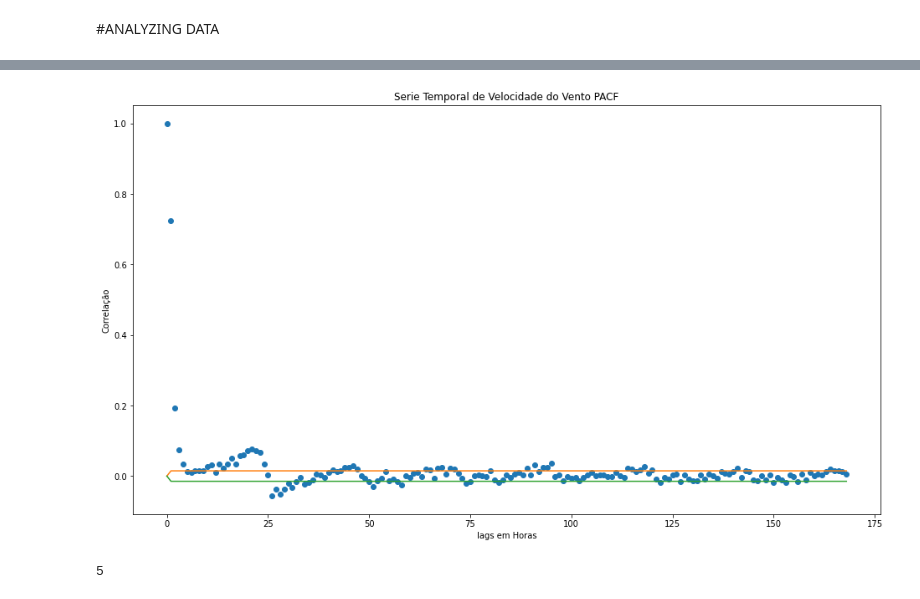
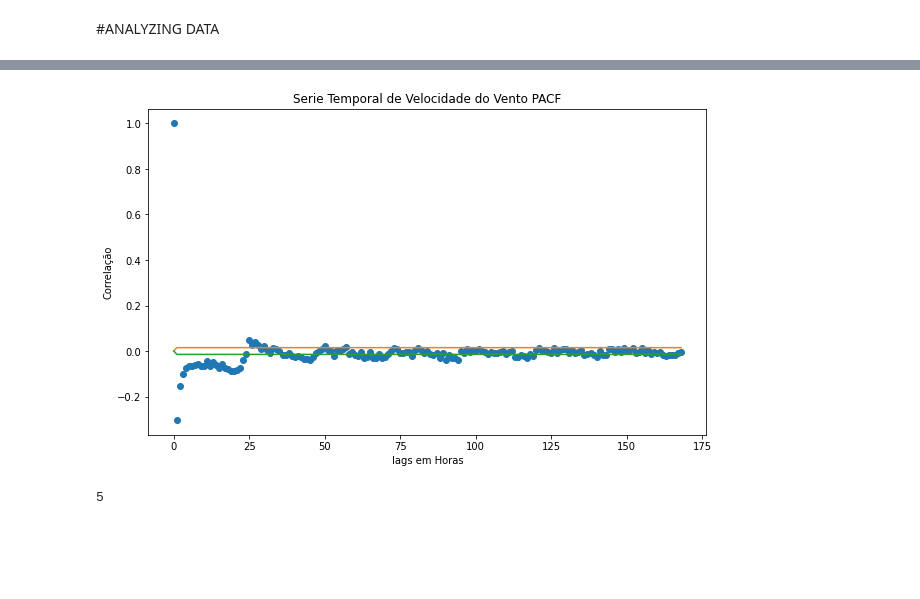
Before and after one commit to RayBasilio123/R5, a Jupyter notebook: INMET_DatasetR5.ipynb, the cells around one changed output, grey strips where cells are left out. Saved outputs shown, nothing was run; the diff lists cells and outputs as text; code cells hidden in the pictures; blank space fills up the shorter version.

```diff
--- a/INMET_DatasetR5.ipynb
+++ b/INMET_DatasetR5.ipynb
@@ -18,4 +4,0 @@ from matplotlib.pyplot import figure
-# %%
-#setting parameters for graphics
-from matplotlib.pylab import rcParams
-rcParams['figure.figsize'] = 16,9
@@ -97,0 +26,4 @@ series_radiacao.to_csv('/content/sample_data/series_radiacao')
+# %%
+# configura o tamanho do grafico
+from matplotlib.pylab import rcParams
+rcParams['figure.figsize'] = 10,6
@@ -101,8 +382,9 @@ series_radiacao.to_csv('/content/sample_data/series_radiacao')
 from statsmodels.tsa.stattools import acf, pacf
 import numpy as np
 import pandas as pd
+import time
 
-serie_rad = pd.read_csv('/content/sample_data/series_radiacao', header=0, index_col=0)
-serie_ven = pd.read_csv('/content/sample_data/series_ventovel', header=0, index_col=0)
-serie_ven.head()
+serie_rad = pd.read_csv('/content/sample_data/series_radiacao1', header=0, index_col=0)
+serie_ven = pd.read_csv('/content/sample_data/series_ventovel1', header=0, index_col=0)
+series_ventovel.head()
 # %% [output]
@@ -138,14 +421,14 @@ plt.show()
 # %%
 import matplotlib.pyplot as plt
-plt.plot(p,'o')
-plt.plot(c[:,1]-p)
-plt.plot(c[:,0]-p)
+plt.plot(pd,'o')
+plt.plot(cd[:,1]-pd)
+plt.plot(cd[:,0]-pd)
 plt.title('Serie Temporal de Velocidade do Vento PACF')
 plt.xlabel('lags em Horas')
 plt.ylabel('Correlação')
 plt.show()
 # %% [output]
-[figure, old version]
+[figure, new version]
 # %%
 
 cont_Ordem = 0
```
Also changed, not shown: parts of 56 cells of this notebook.
